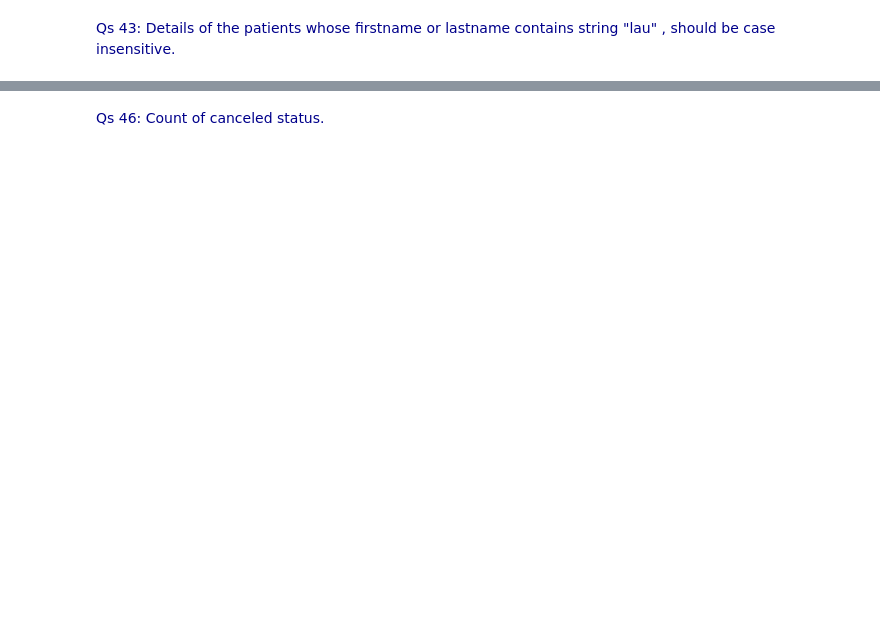
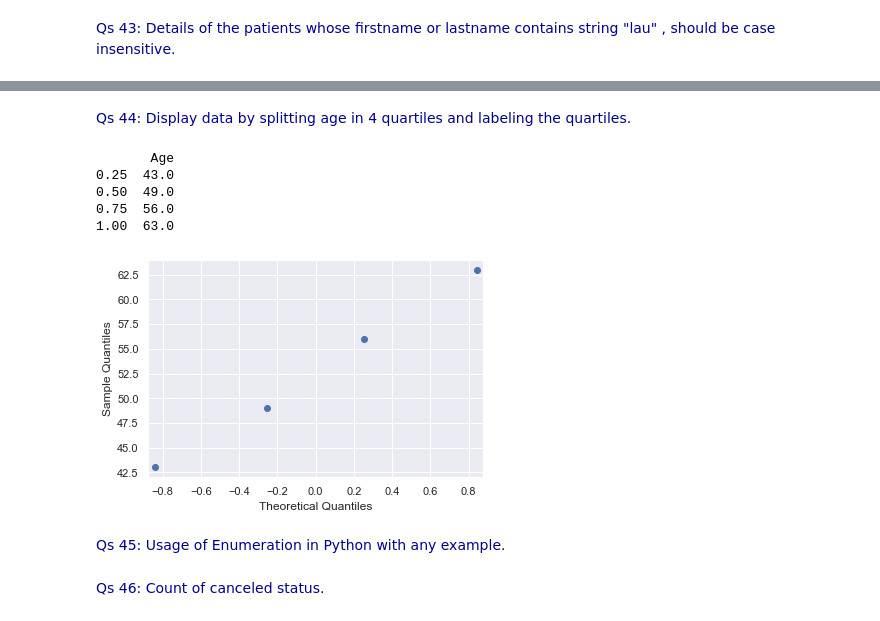
Before and after one commit to ManishaRao06/Python-Hackathon-Winners-Team-Data-Pyrates, a Jupyter notebook: Manisha Q41-60.ipynb, the cells around one changed output, grey strips where cells are left out. Drawn from its saved outputs; the diff is of its cells as text; code cells hidden in the pictures; blank space fills up the shorter version.

```diff
--- a/Manisha Q41-60.ipynb
+++ b/Manisha Q41-60.ipynb
@@ -90,0 +71,3 @@ name_str_lau.drop(columns=['mask'])
+# %%
+df_PA['FL'] = df_PA['FirstName'].str.contains('lau',case=False)| df_PA['LastName'].str.contains('lau',case=False)
+(df_PA[(df_PA['FL']==True)])
@@ -91,5 +87,31 @@ name_str_lau.drop(columns=['mask'])
+# %% [markdown]
+<span style="color:#00008B;"> Qs 44: Display data by splitting age in 4 quartiles and labeling the quartiles. </span>
+# %%
+import numpy as np
+import statsmodels.api as sm
+import pylab as py
+age_quant= pd. DataFrame()
+now = pd.Timestamp('now')
+age_quant['Age'] = (now - pd.to_datetime(df_PA['DateOfBirth'], format='%m%d%y')).astype('<m8[Y]')
+age_quant
+age_quant1 = age_quant.quantile([.25, .5, .75 , 1.00])
+print(age_quant1)
+
+split_quantiles = np.array(age_quant1)
+
+sm.qqplot(split_quantiles)
+py.show()
+# %% [output]
+       Age
+0.25  43.0
+0.50  49.0
+0.75  56.0
+1.00  63.0
+[figure, added]
+# %% [markdown]
+<span style="color:#00008B;"> Qs 45: Usage of Enumeration in Python with any example. </span>
 # %% [markdown]
-<span style="color:#00008B;"> Qs 46: Count of canceled status. </span>
+<span style="color:  #00008B;"> Qs 46: Count of canceled status. </span>
 # %%
 canceled_status = len(df_AmbV[df_AmbV['VisitStatus'] == 'Canceled'])
 
```
Also changed, not shown: parts of 21 cells of this notebook.
